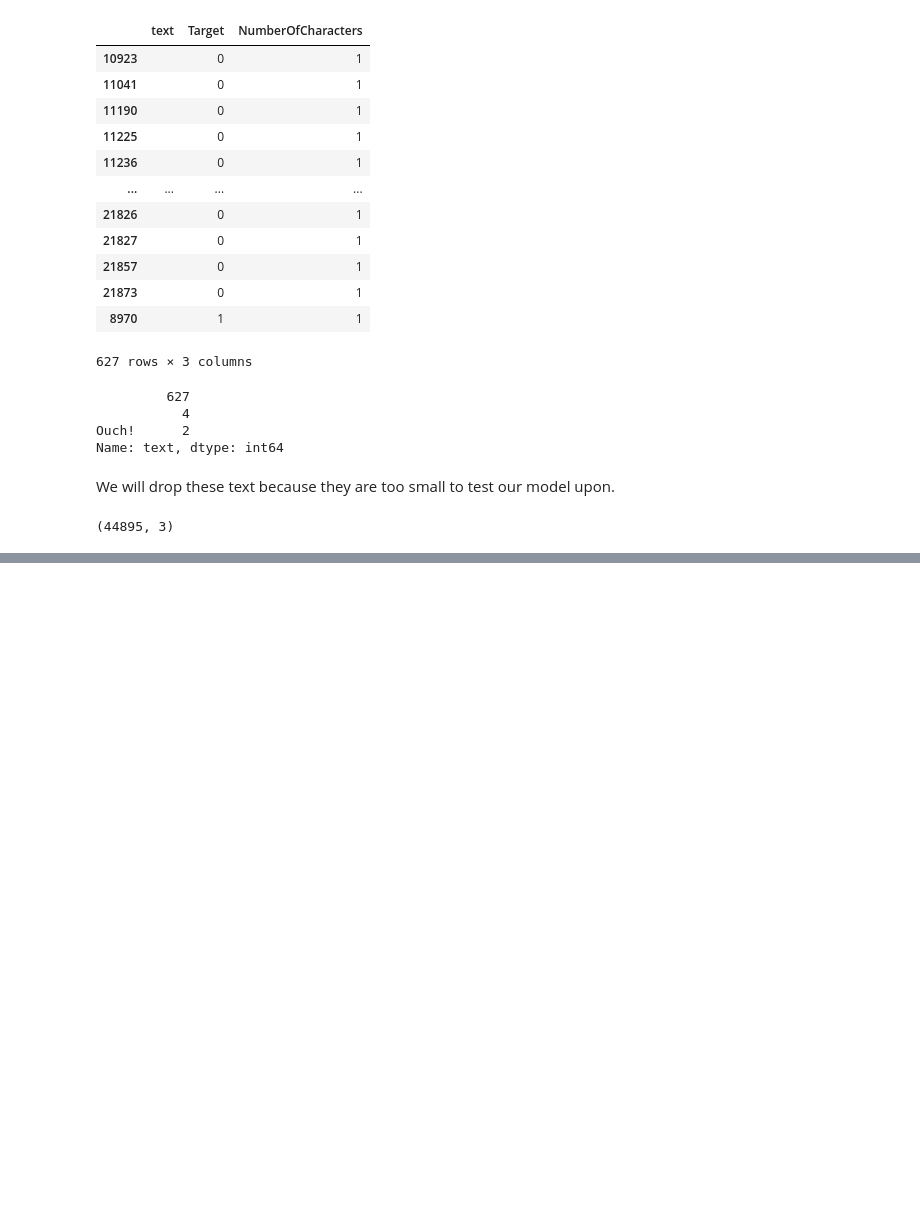
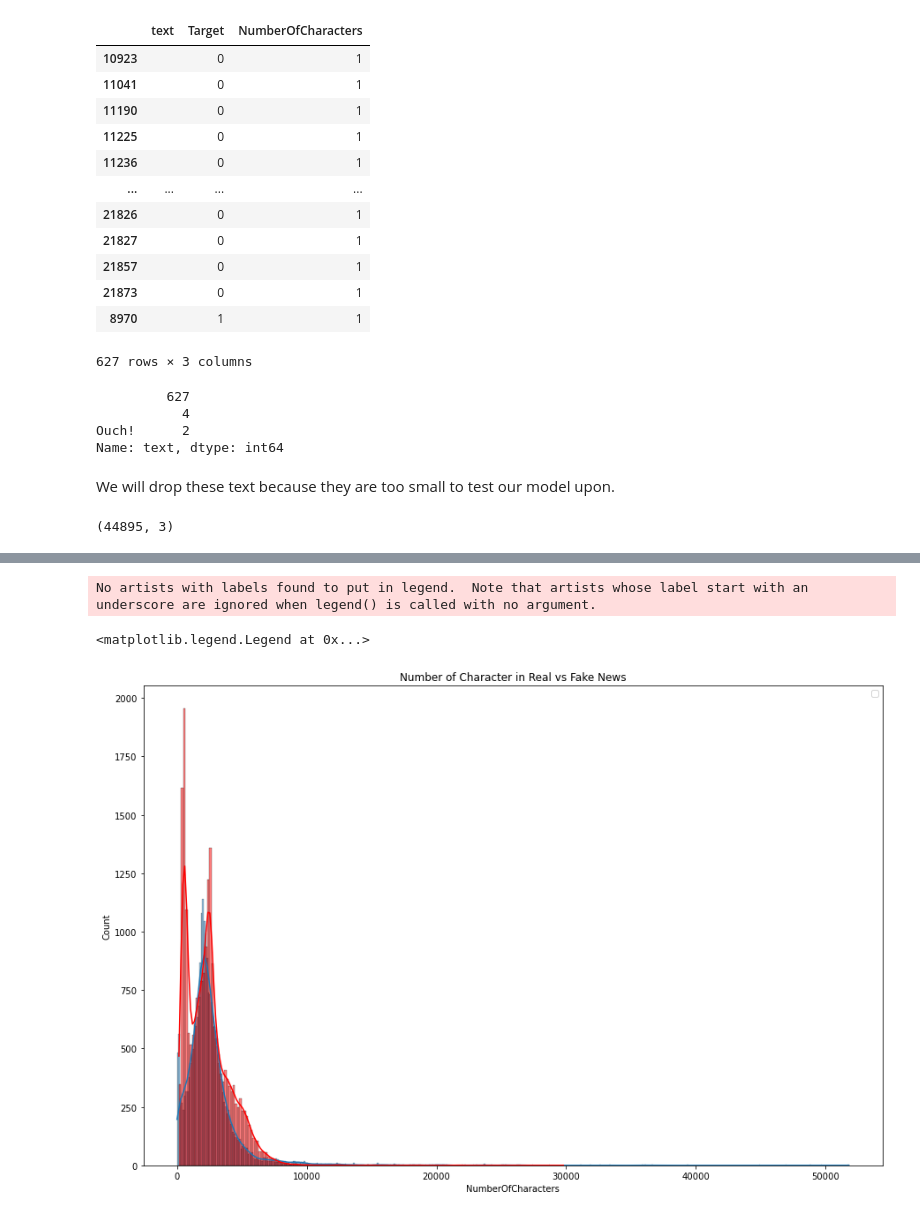
Before and after one commit to Jkhattak/FakeAndRealNews, a Jupyter notebook: main.ipynb, the cells around one changed output, grey strips where cells are left out. Cells and saved outputs as stored; diff of their text form; code cells hidden in the pictures; blank space fills up the shorter version.

```diff
--- a/main.ipynb
+++ b/main.ipynb
@@ -255,2 +284,2 @@ data.shape
 # %%
-data = data[data['text'].str.len() <= 5]['text'].drop
+data[data['text'].str.strip().str.len() >= 1]
@@ -256,0 +300,2 @@ data = data[data['text'].str.len() <= 5]['text'].drop
+# %%
+data['NumberOfWords'] = data['text'].apply(lambda x:len(nltk.word_tokenize(x)))
@@ -256,0 +308,2 @@ data = data[data['text'].str.len() <= 5]['text'].drop
+# %%
+data['NumberOfSentences'] = data['text'].apply(lambda x:len(nltk.sent_tokenize(x)))
@@ -258,0 +375,10 @@ data.value_
+# %%
+plt.figure(figsize=(15,10))
+sns.histplot(data[data['Target']==0]['NumberOfCharacters'], kde=True, multiple="stack", palette="husl")
+sns.histplot(data[data['Target']==1]['NumberOfCharacters'], color = 'red', kde=True, multiple="stack", palette="husl")
+plt.title('Number of Character in Real vs Fake News')
+plt.legend()
+# %% [output]
+No artists with labels found to put in legend.  Note that artists whose label start with an underscore are ignored when legend() is called with no argument.
+<matplotlib.legend.Legend at 0x...>
+[figure, added]
```
Also changed, not shown: parts of 22 cells of this notebook.
